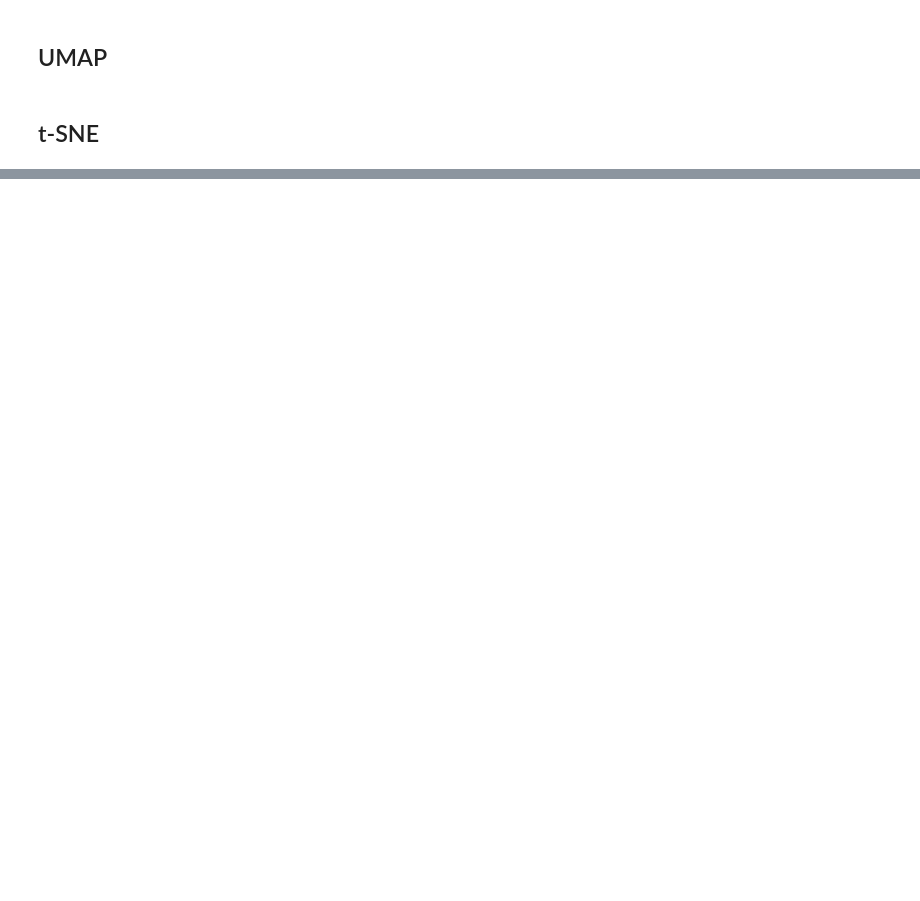
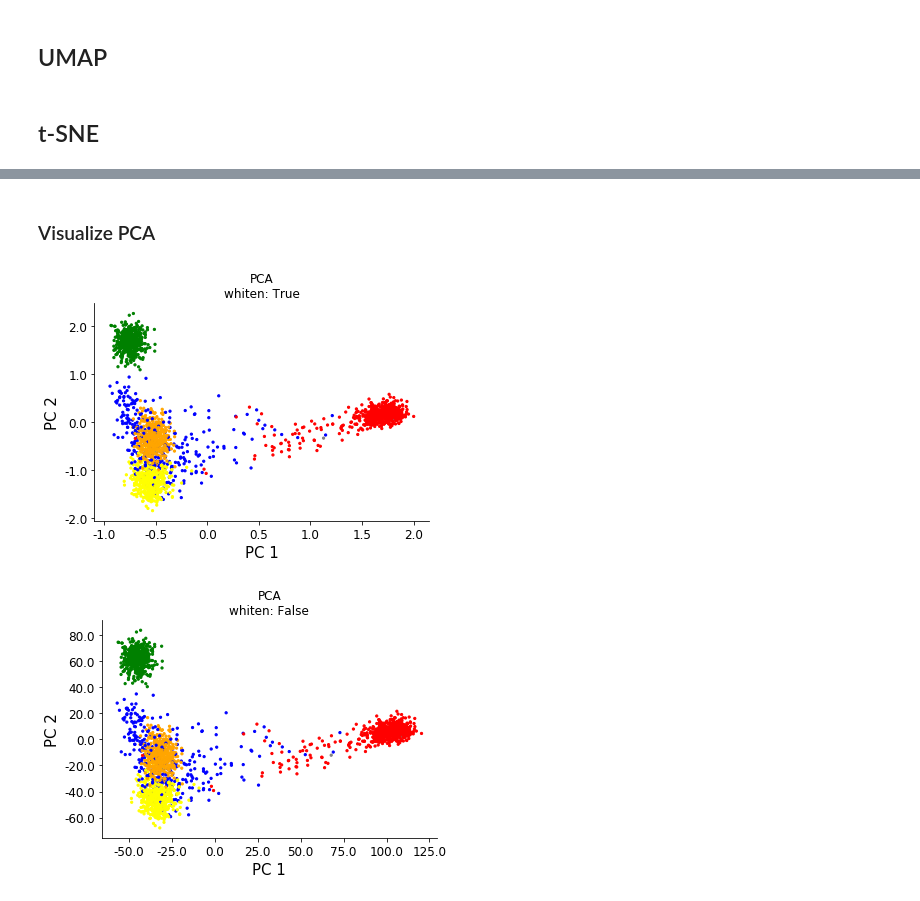
Before and after one commit to anusn/plink-182, a Jupyter notebook: notebooks/02-Run-Dimensionality-Reduction.ipynb, the cells around one changed output, grey strips where cells are left out. Saved outputs shown, nothing was run; the diff lists cells and outputs as text; code cells hidden in the pictures; blank space fills up the shorter version.

```diff
--- a/notebooks/02-Run-Dimensionality-Reduction.ipynb
+++ b/notebooks/02-Run-Dimensionality-Reduction.ipynb
@@ -8,6 +6,11 @@ import os
 PREFIX = os.path.join(os.environ["HOME"], "plink-182")
 DATA_PREFIX = os.path.join(PREFIX, "data")
 OUT_PREFIX = os.path.join(PREFIX, "dr_outputs")
+
+# The number of PCs to generate for PCA and PCoA (rather than computing all of them, which
+# is computationally expensive and not really necessary here). 20 is the default that plink uses:
+# see https://www.cog-genomics.org/plink/1.9/strat#pca.
+NUM_PCS = 20
 # %% [markdown]
 ## Define "method + hyperparameter combinations" to test
 
@@ -15,7 +18,7 @@ OUT_PREFIX = os.path.join(PREFIX, "dr_outputs")
 # %%
 method2hpsettings = {
     "pca": [{"whiten": False}, {"whiten": True}],
-    "pcoa": [{"metric": "jaccard"}, {"metric": "bray-curtis"}, {"metric": "canberra"}],
+    "pcoa": [{"metric": "jaccard"}, {"metric": "braycurtis"}, {"metric": "canberra"}, {"metric": "manhattan"}],
     "umap": [{}],
     "tsne": [{}]
 }
@@ -32,9 +35,7 @@ from sklearn.decomposition import PCA
 
 for pca_hp_settings in method2hpsettings["pca"]:
     use_whitening = pca_hp_settings["whiten"]
-    pca = PCA(whiten=use_whitening, n_components=20)
+    pca = PCA(whiten=use_whitening, n_components=NUM_PCS)
     sample_loadings = pca.fit_transform(genotypematrix)
-    np.savetxt(
-        os.path.join(OUT_PREFIX, "pca_sample_loadings_whiten{}.txt".format(use_whitening)),
-        sample_loadings
-    )
+    o_filename = os.path.join(OUT_PREFIX, "pca_sample_loadings_whiten{}.txt".format(use_whitening))
+    np.savetxt(o_filename, sample_loadings)
@@ -153,0 +186,9 @@ for poca_hp_settings in method2hpsettings["pcoa"]:
+# %% [markdown]
+### Visualize PCA
+# %%
+for fn in os.listdir(OUT_PREFIX):
+    if fn.startswith("pca"):
+        visualize_sample_loadings(os.path.join(OUT_PREFIX, fn), "PCA", ["whiten"])
+# %% [output]
+[figure, added]
+[figure, added]
```
Also changed, not shown: parts of 11 cells of this notebook, 4 other files.
